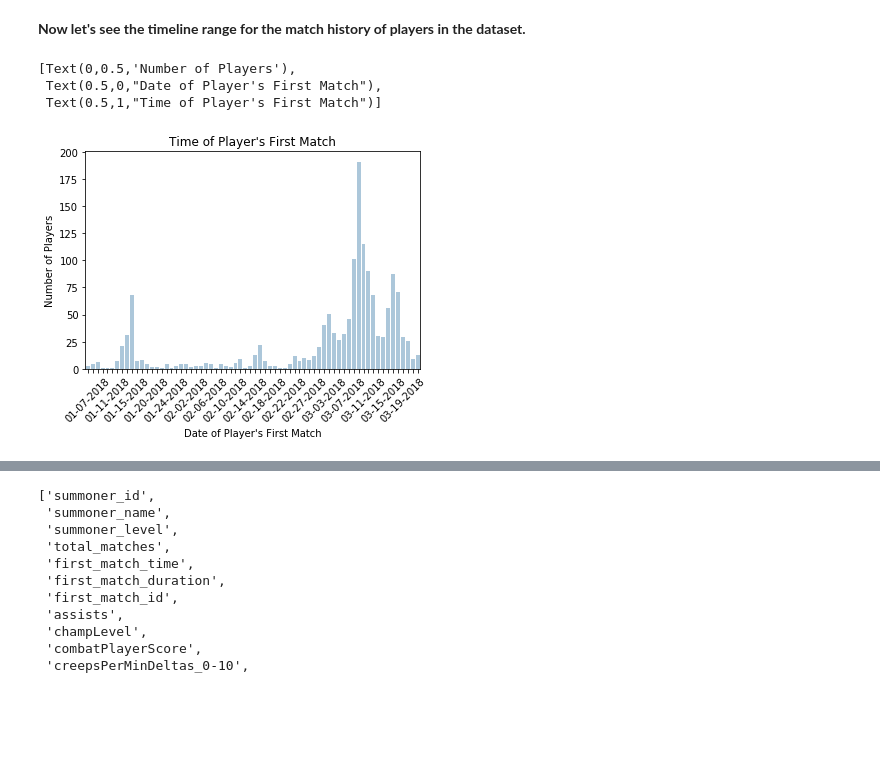
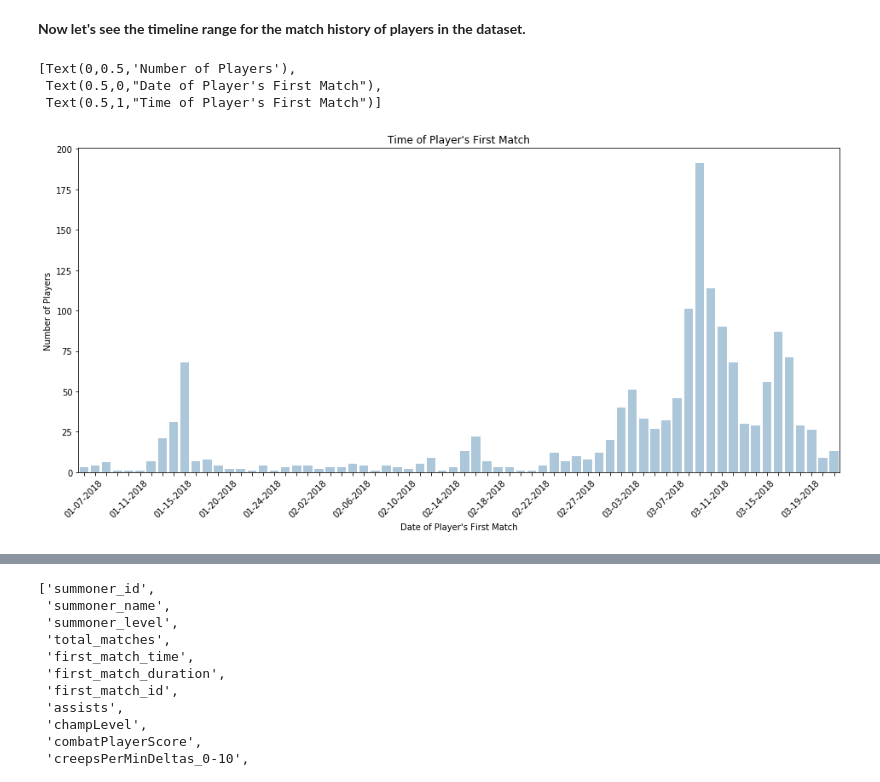
Before and after one commit to dskarbrevik/League-of-Legends-Churn-Prediction, a Jupyter notebook: LoL Churn Predictor [Part 2 - Data Cleaning and EDA].ipynb, the cells around one changed output, grey strips where cells are left out. Drawn from its saved outputs; the diff is of its cells as text; code cells hidden in the pictures; blank space fills up the shorter version.

```diff
--- a/LoL Churn Predictor [Part 2 - Data Cleaning and EDA].ipynb
+++ b/LoL Churn Predictor [Part 2 - Data Cleaning and EDA].ipynb
@@ -400,20 +395,20 @@ Of course we see that players are only levels 1-5 as we required during the data
 # %%
 # create time dataframe
 years = [arrow.get(x).format('MM-DD-YYYY') for x in df['first_match_time']]
 df_match_creation = pd.DataFrame.from_dict(Counter(years), orient='index').reset_index()
 df_match_creation = df_match_creation.rename(columns={'index':'time', 0:'count'})
 df_match_creation = df_match_creation.sort_values(by="time")
 
 # plot time dataframe as bar plot
 #pal = sns.color_palette("Blues_d", len(df_match_creation))
-
+plt.figure(figsize=(16,7))
 ax = sns.barplot(x='time', y='count', data=df_match_creation, color="#a5c8e1")
 
 [l.set_visible(False) for (i,l) in enumerate(ax.xaxis.get_ticklabels()) if i % 4 != 0]
 ax.set_xticklabels(ax.get_xticklabels(),rotation=45)
 ax.set(title="Time of Player's First Match", xlabel="Date of Player's First Match", ylabel="Number of Players")
 # %% [output]
 [Text(0,0.5,'Number of Players'),
  Text(0.5,0,"Date of Player's First Match"),
  Text(0.5,1,"Time of Player's First Match")]
-[figure, old version]
+[figure, new version]
```
Also changed, not shown: parts of 32 cells of this notebook, 4 other files.
